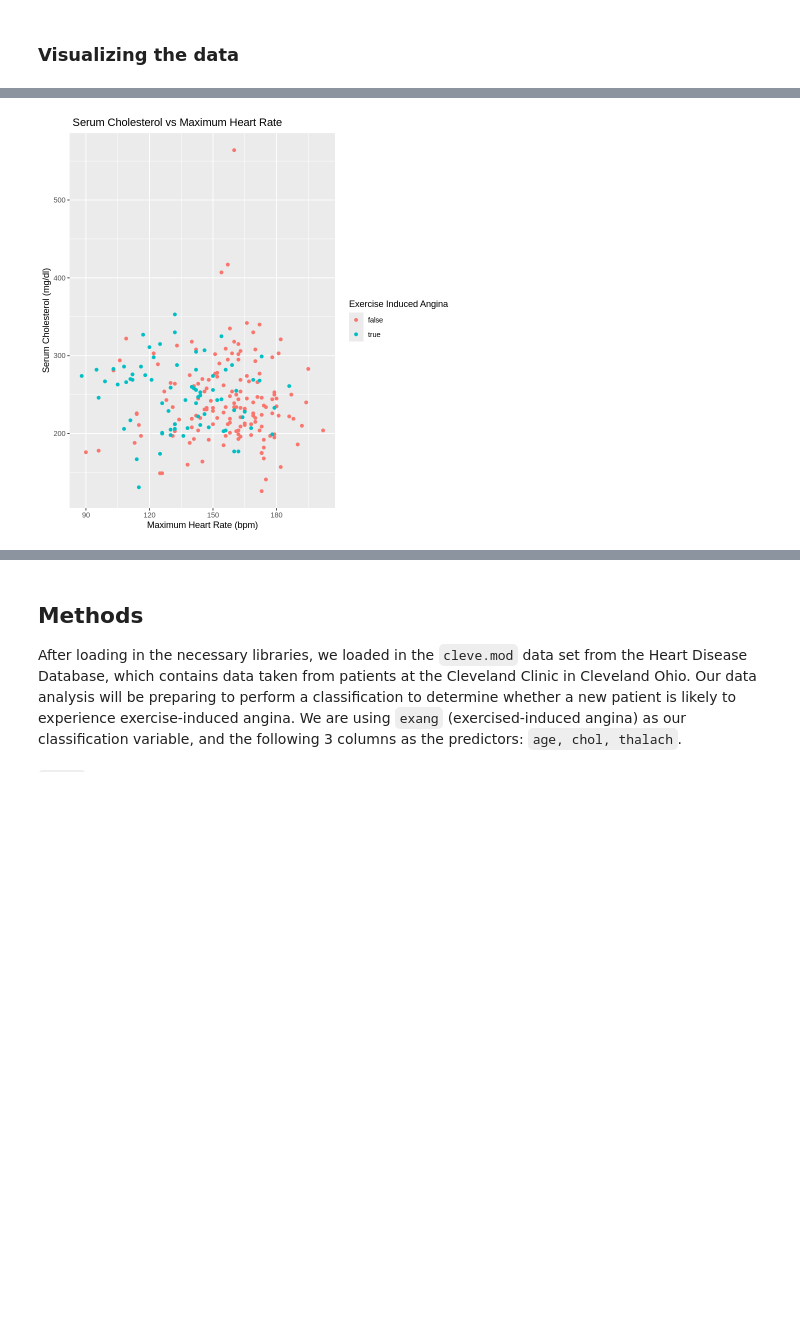
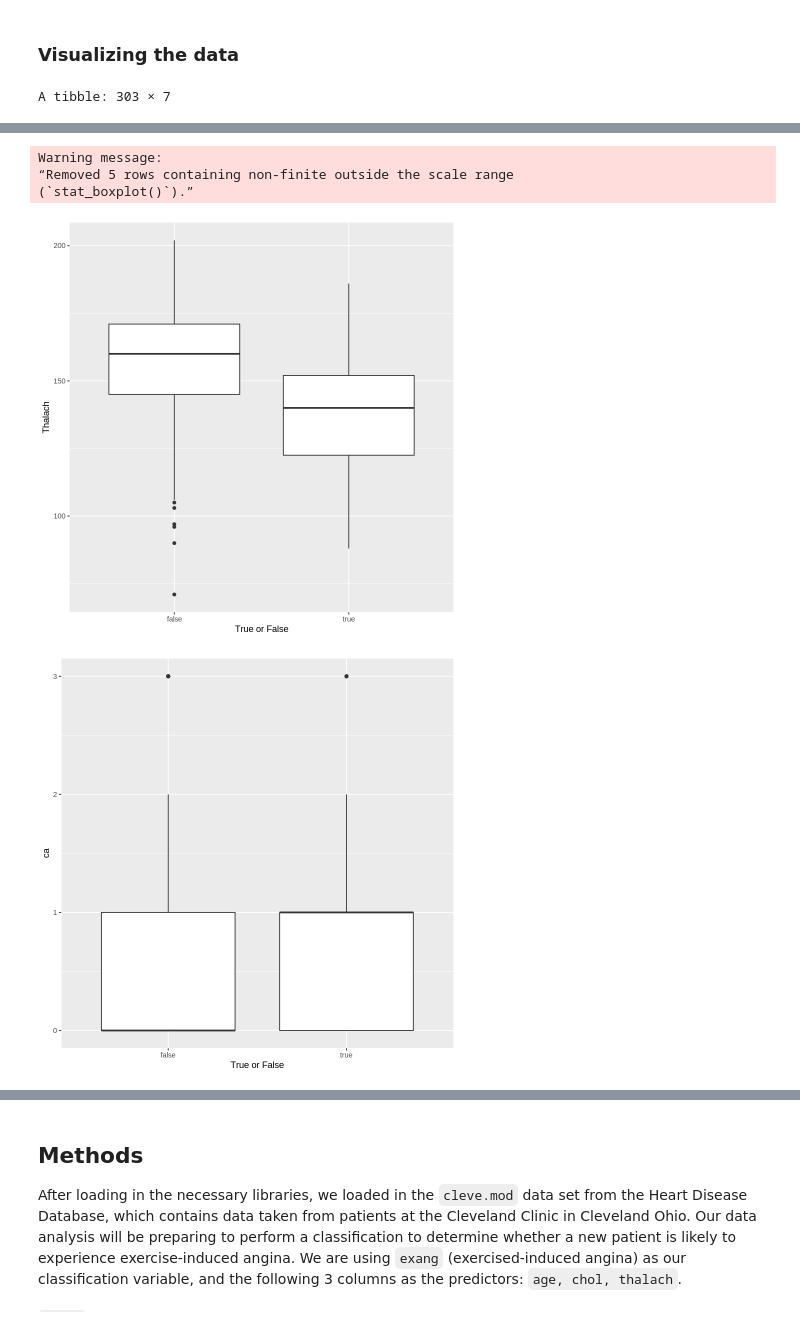
Before and after one commit to kakeysword/dsci100-heart-disease, a Jupyter notebook: group proposal.ipynb, the cells around one changed output, grey strips where cells are left out. Drawn from its saved outputs; the diff is of its cells as text; code cells hidden in the pictures; blank space fills up the shorter version.

Commit message:
box plots attempt 2
box plots attempt 2

```diff
--- a/group proposal.ipynb
+++ b/group proposal.ipynb
@@ -65,7 +47,7 @@ heart_disease_clean <- mutate_at(heart_disease_clean,
                              c("age", "trestbps", "chol", "thalach", "oldpeak", "ca", "num"),
                             as.numeric) |>
     mutate(exang = as_factor(exang)) |>
-    select(exang, age, trestbps, chol, thalach)
+    select(exang, age, trestbps, chol, thalach, ca, oldpeak)
 
 ## Replace all values of "fal" in exang column to "false" for better readablity
 heart_disease_clean$exang <- str_replace(heart_disease_clean$exang, "fal", "false")
@@ -134,31 +116,48 @@ A tibble: 2 × 11
 ### Visualizing the data
 # %%
 ## Create plots to visualize data
+heart_disease_clean
 
-## Serum Cholesterol vs Age
-chol_age_plot <- heart_disease_train |>
-    ggplot(aes(x = age, y = chol, color = exang)) +
-    geom_point() +
-    labs(x= "Age", y = "Serum Cholesterol (mg/dl)",
-         title = "Serum Cholesterol vs Age",
-        color = "Exercise Induced Angina")
-chol_age_plot
+#boxplot for trestbps
+trestbps_plot <- heart_disease_clean |>
+    ggplot(aes(y = trestbps, x = exang)) +
+    geom_boxplot() +
+    labs(y = "trestbps", x = "True or False")
+trestbps_plot
 
-## Maximum Heart rate vs Age
-thalach_age_plot <- heart_disease_train |>
-    ggplot(aes(x = age, y = thalach, color = exang)) +
-    geom_point() +
-    labs(x= "Age", y = "Maximum Heart Rate (bpm)",
-         title = "Maximum Heart Rate vs Age",
-        color = "Exercise Induced Angina")
-thalach_age_plot
+#boxplot for cholesterol
+chol_plot <- heart_disease_clean |>
+    ggplot(aes(y = chol, x = exang)) +
+    geom_boxplot() +
+    labs(y = "Serum Cholesterol (mg/dl)", x = "True or False")
+chol_plot
 
-## Serum Cholesterol vs Maximum Heart rate
-chol_thalach_plot <- heart_disease_train |>
-    ggplot(aes(x = thalach, y = chol, color = exang)) +
-    geom_point() +
-    labs(x= "Maximum Heart Rate (bpm)", y = "Serum Cholesterol (mg/dl)",
-         title = " Serum Cholesterol vs Maximum Heart Rate",
-        color = "Exercise Induced Angina")
-chol_thalach_plot
+#boxplot for thalach
+thalach_plot <- heart_disease_clean |>
+    ggplot(aes(y = thalach, x = exang)) +
+    geom_boxplot() +
+    labs(y = "Thalach", x = "True or False")
+thalach_plot
+
+#boxplot for ca
+ca_plot <- heart_disease_clean |>
+    ggplot(aes(y = ca, x = exang)) +
+    geom_boxplot() +
+    labs(y = "ca", x = "True or False")
+ca_plot
+
+#boxplot for oldpeak
+oldpeak_plot <- heart_disease_clean |>
+    ggplot(aes(y = oldpeak, x = exang)) +
+    geom_boxplot() +
+    labs(y = "oldpeak", x = "True or False")
+oldpeak_plot
+
+#boxplot for age
+age_plot <- heart_disease_clean |>
+    ggplot(aes(y = age, x = exang)) +
+    geom_boxplot() +
+    labs(y = "age", x = "True or False")
+age_plot
 # %% [output]
+A tibble: 303 × 7
@@ -167 +175,5 @@ chol_thalach_plot
+Warning message:
+“Removed 5 rows containing non-finite outside the scale range
+(`stat_boxplot()`).”
-[figure, old version]
+[figure, new version]
+[figure, added]
```
Also changed, not shown: parts of 5 cells of this notebook.
